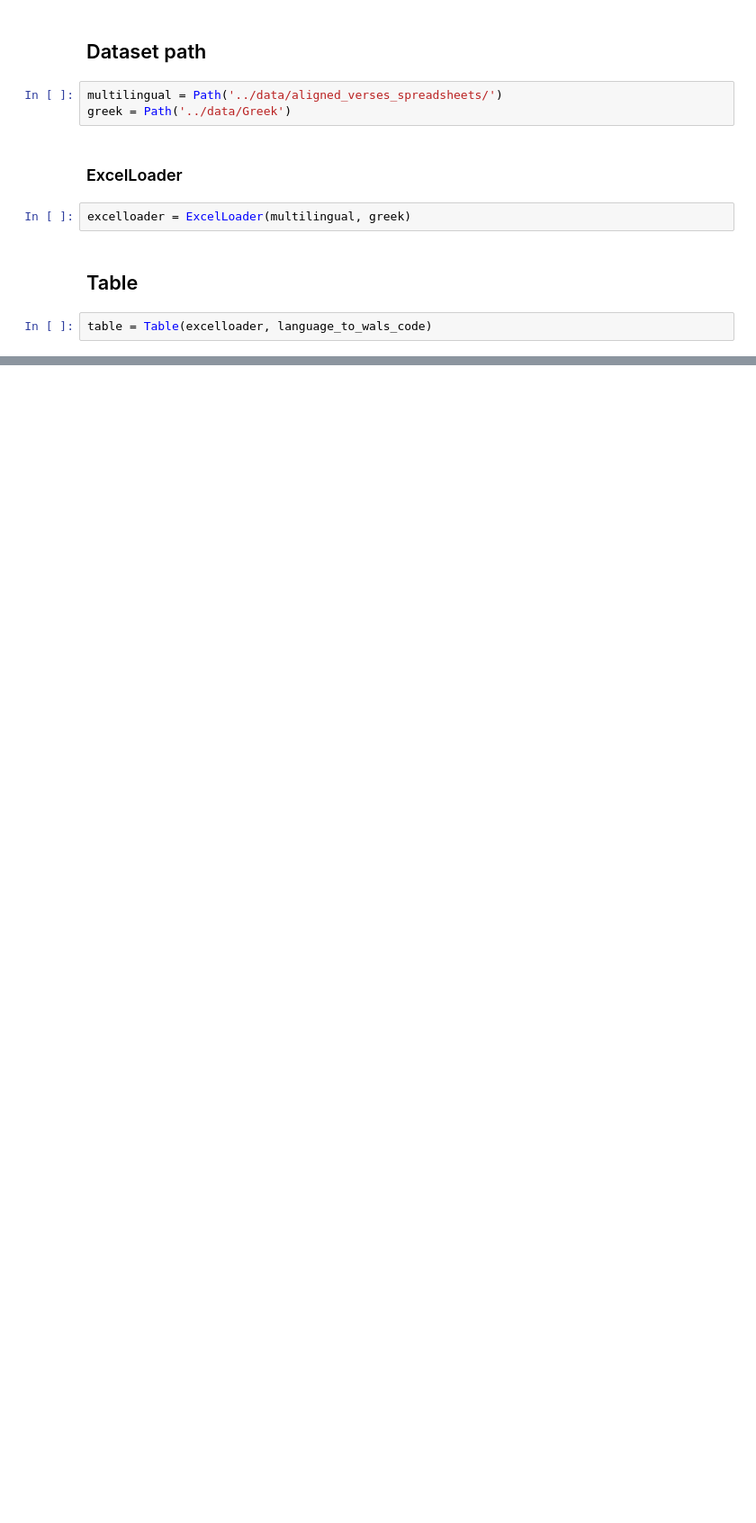
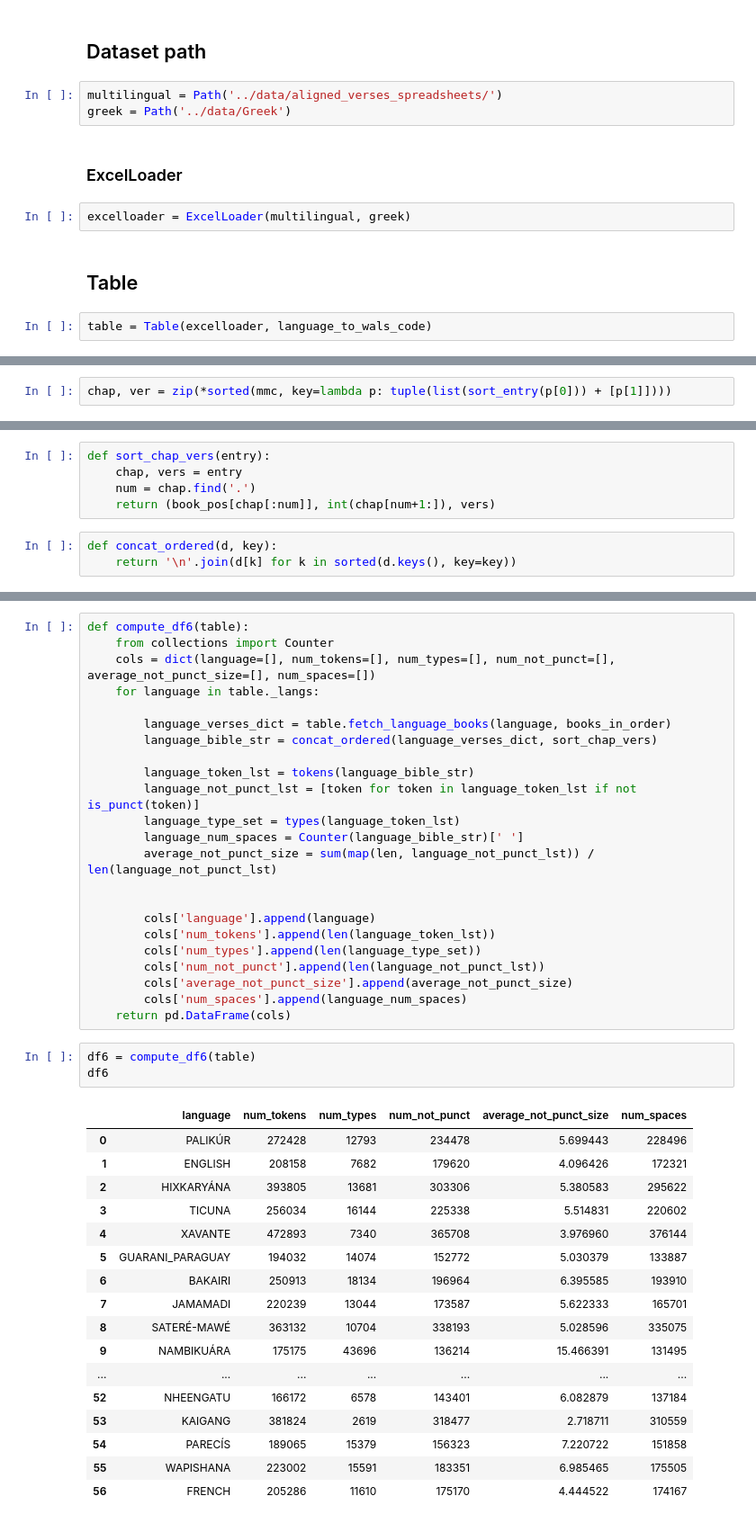
Before and after one commit to migueldmc/language-complexity, a Jupyter notebook: notebooks/Analysis.ipynb, the cells around one changed output, grey strips where cells are left out. Shown: that part at 90% size. Cells and saved outputs as stored; diff of their text form; blank space fills up the shorter version.

Commit message:
notebooks: Analysis data collection

```diff
--- a/notebooks/Analysis.ipynb
+++ b/notebooks/Analysis.ipynb
@@ -98,0 +157,2 @@ len(o[31:])
+# %%
+chap, ver = zip(*sorted(mmc, key=lambda p: tuple(list(sort_entry(p[0])) + [p[1]])))
@@ -98,0 +355,8 @@ len(o[31:])
+# %%
+def sort_chap_vers(entry):
+    chap, vers = entry
+    num = chap.find('.')
+    return (book_pos[chap[:num]], int(chap[num+1:]), vers)
+# %%
+def concat_ordered(d, key):
+    return '\n'.join(d[k] for k in sorted(d.keys(), key=key))
@@ -98,0 +365,44 @@ len(o[31:])
+# %%
+def compute_df6(table):
+    from collections import Counter
+    cols = dict(language=[], num_tokens=[], num_types=[], num_not_punct=[], average_not_punct_size=[], num_spaces=[])
+    for language in table._langs:
+
+        language_verses_dict = table.fetch_language_books(language, books_in_order)
+        language_bible_str = concat_ordered(language_verses_dict, sort_chap_vers)
+
+        language_token_lst = tokens(language_bible_str)
+        language_not_punct_lst = [token for token in language_token_lst if not is_punct(token)]
+        language_type_set = types(language_token_lst)
+        language_num_spaces = Counter(language_bible_str)[' ']
+        average_not_punct_size = sum(map(len, language_not_punct_lst)) / len(language_not_punct_lst)
+
+
+        cols['language'].append(language)
+        cols['num_tokens'].append(len(language_token_lst))
+        cols['num_types'].append(len(language_type_set))
+        cols['num_not_punct'].append(len(language_not_punct_lst))
+        cols['average_not_punct_size'].append(average_not_punct_size)
+        cols['num_spaces'].append(language_num_spaces)
+    return pd.DataFrame(cols)
+# %%
+df6 = compute_df6(table)
+df6
+# %% [output]
+|  | language | num_tokens | num_types | num_not_punct | average_not_punct_size | num_spaces |
+| 0 | PALIKÚR | 272428 | 12793 | 234478 | 5.699443 | 228496 |
+| 1 | ENGLISH | 208158 | 7682 | 179620 | 4.096426 | 172321 |
+| 2 | HIXKARYÁNA | 393805 | 13681 | 303306 | 5.380583 | 295622 |
+| 3 | TICUNA | 256034 | 16144 | 225338 | 5.514831 | 220602 |
+| 4 | XAVANTE | 472893 | 7340 | 365708 | 3.976960 | 376144 |
+| 5 | GUARANI_PARAGUAY | 194032 | 14074 | 152772 | 5.030379 | 133887 |
+| 6 | BAKAIRI | 250913 | 18134 | 196964 | 6.395585 | 193910 |
+| 7 | JAMAMADI | 220239 | 13044 | 173587 | 5.622333 | 165701 |
+| 8 | SATERÉ-MAWÉ | 363132 | 10704 | 338193 | 5.028596 | 335075 |
+| 9 | NAMBIKUÁRA | 175175 | 43696 | 136214 | 15.466391 | 131495 |
+| ... | ... | ... | ... | ... | ... | ... |
+| 52 | NHEENGATU | 166172 | 6578 | 143401 | 6.082879 | 137184 |
+| 53 | KAIGANG | 381824 | 2619 | 318477 | 2.718711 | 310559 |
+| 54 | PARECÍS | 189065 | 15379 | 156323 | 7.220722 | 151858 |
+| 55 | WAPISHANA | 223002 | 15591 | 183351 | 6.985465 | 175505 |
+| 56 | FRENCH | 205286 | 11610 | 175170 | 4.444522 | 174167 |
```
Also changed, not shown: parts of 68 cells of this notebook.
